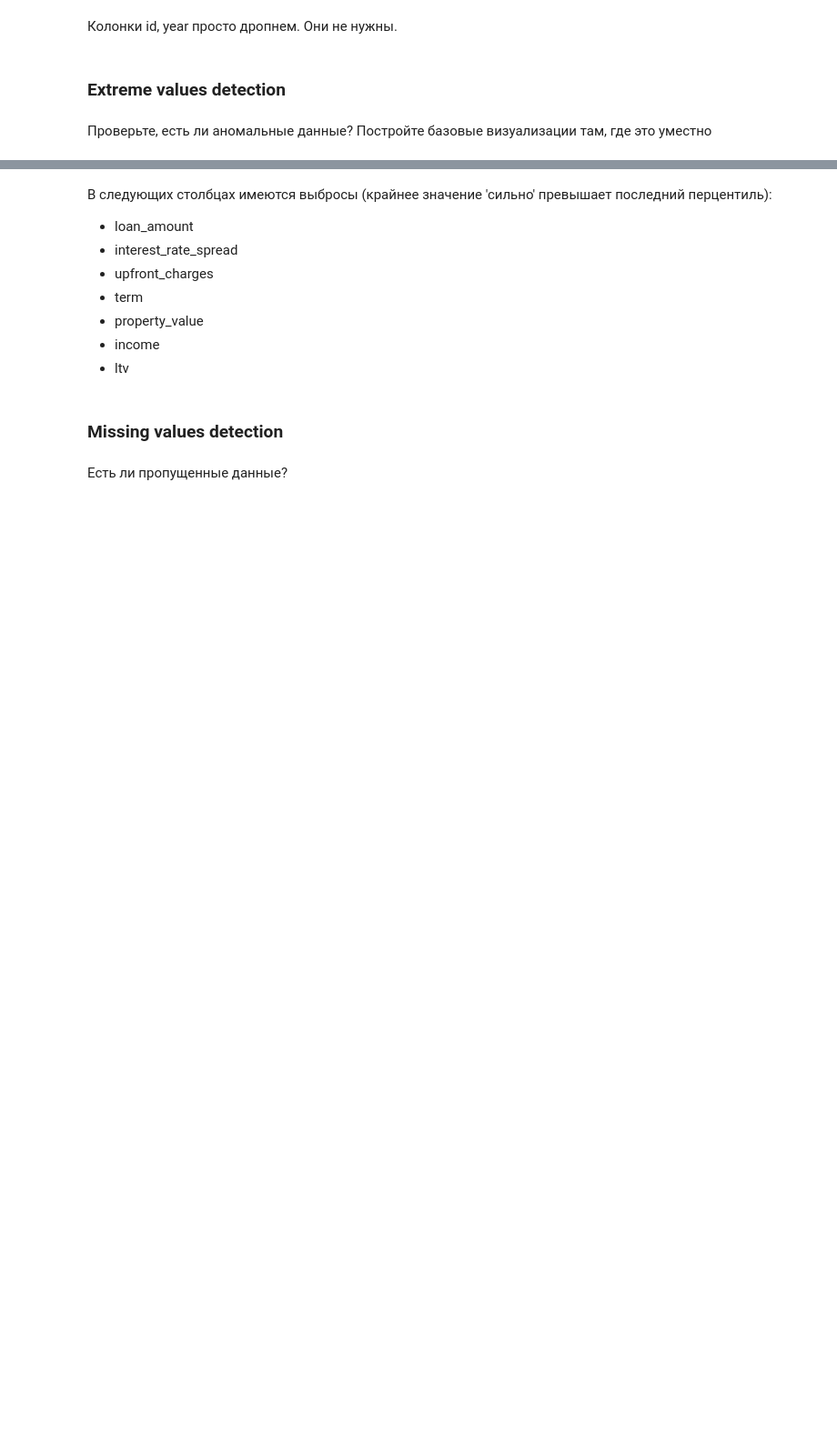
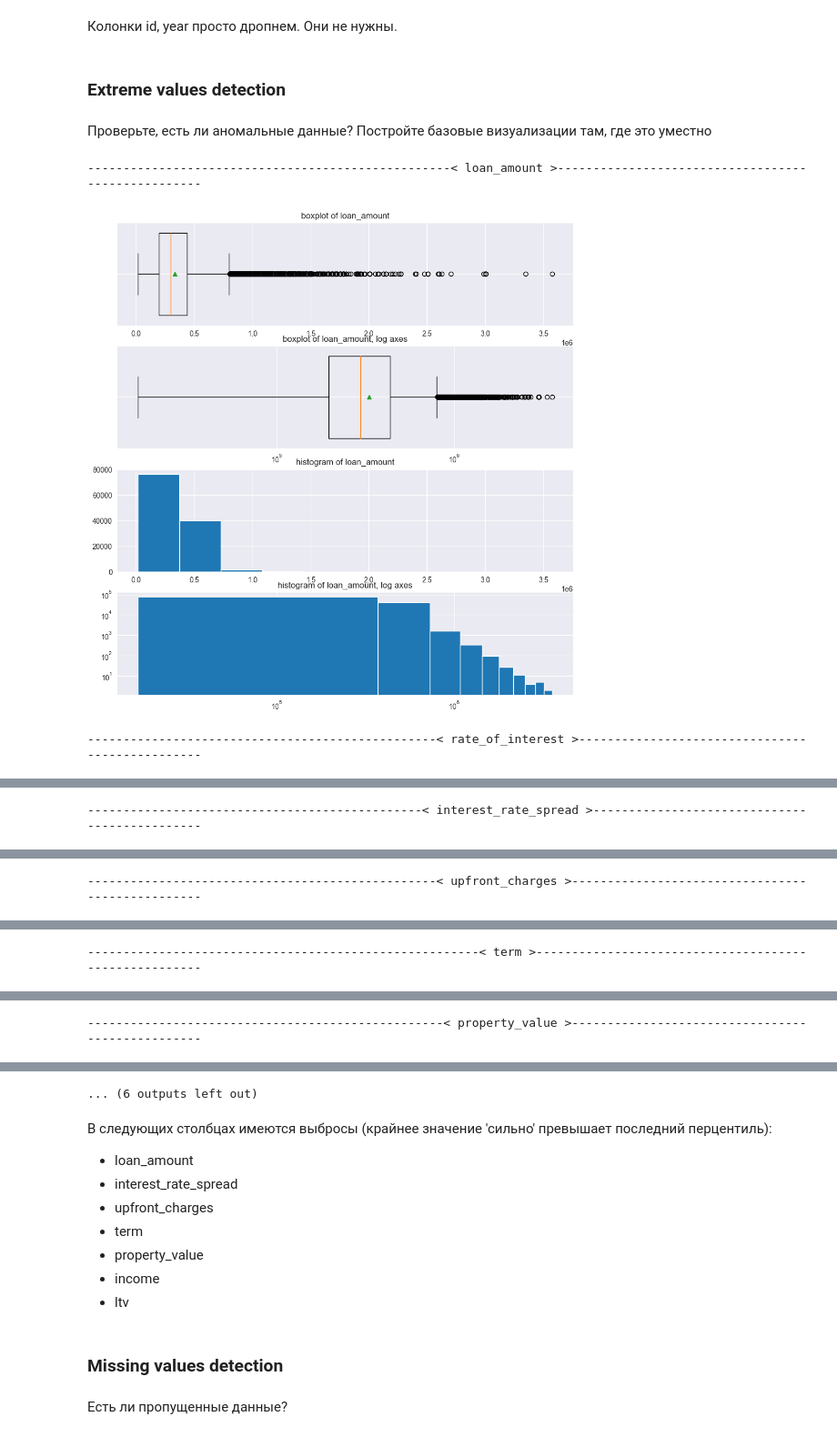
Before and after one commit to Nickolay-A/IT-Academy, a Jupyter notebook: HW - 3. EDA, Pipelines, Trees/HW - 3. EDA, Pipelines, Trees.ipynb, the cells around one changed output, grey strips where cells are left out. Shown: that part at 91% size. Cells and saved outputs as stored; diff of their text form; code cells hidden in the pictures; blank space fills up the shorter version.

```diff
--- a/HW - 3. EDA, Pipelines, Trees/HW - 3. EDA, Pipelines, Trees.ipynb
+++ b/HW - 3. EDA, Pipelines, Trees/HW - 3. EDA, Pipelines, Trees.ipynb
@@ -99,7 +101,7 @@ X_train, X_test, y_train, y_test = train_test_split(X, y, test_size=0.2)
 # %% [markdown]
 Выведем по каждой колонке данных датафрейма статистику (тип данных, процент пропусков, наличие/отсутсвие повторяющихся значений, уникальные категориальные значения).
 # %%
-with open('info_base.txt', 'w') as f:
+with open('info/info_base.txt', 'w') as f:
     for col_name, col_values in X.items():
         f.write(f"< {col_name} >".center(100, "-") + "\n")
         f.write(f"Data type: {col_values.dtype}\n")
@@ -216,4 +218,8 @@ def describe_numeric(X: pd.DataFrame, features: Union[str, Iterable[str], None]
 
         plt.show()
 # %%
-# describe_numeric(X=X.select_dtypes(np.number))
+describe_numeric(X=X.select_dtypes(np.number))
+# %% [output]
+---------------------------------------------------< loan_amount >---------------------------------------------------
+[figure, added]
+-------------------------------------------------< rate_of_interest >------------------------------------------------
@@ -219,0 +227 @@ def describe_numeric(X: pd.DataFrame, features: Union[str, Iterable[str], None]
+-----------------------------------------------< interest_rate_spread >----------------------------------------------
@@ -219,0 +229 @@ def describe_numeric(X: pd.DataFrame, features: Union[str, Iterable[str], None]
+-------------------------------------------------< upfront_charges >-------------------------------------------------
@@ -219,0 +231 @@ def describe_numeric(X: pd.DataFrame, features: Union[str, Iterable[str], None]
+-------------------------------------------------------< term >------------------------------------------------------
@@ -219,0 +233 @@ def describe_numeric(X: pd.DataFrame, features: Union[str, Iterable[str], None]
+--------------------------------------------------< property_value >-------------------------------------------------
@@ -220,3 +235,4 @@ def describe_numeric(X: pd.DataFrame, features: Union[str, Iterable[str], None]
+... (6 outputs left out)
 # %% [markdown]
 В следующих столбцах имеются выбросы (крайнее значение 'сильно' превышает последний перцентиль):
 - loan_amount
```
Also changed, not shown: parts of 47 cells of this notebook, 14 other files.
